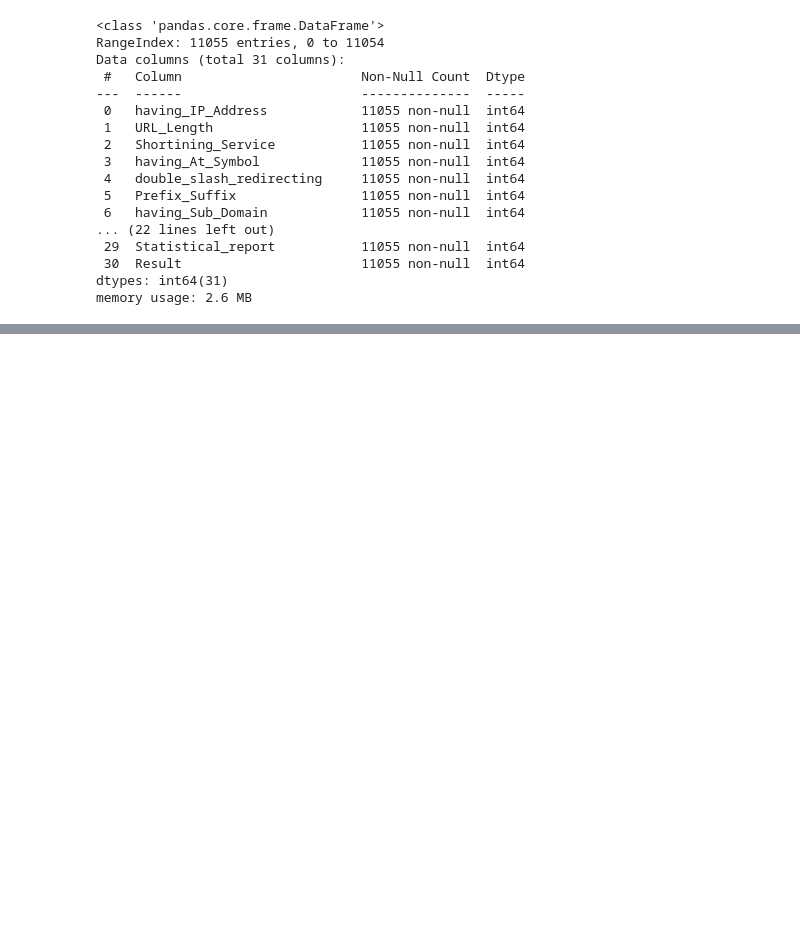
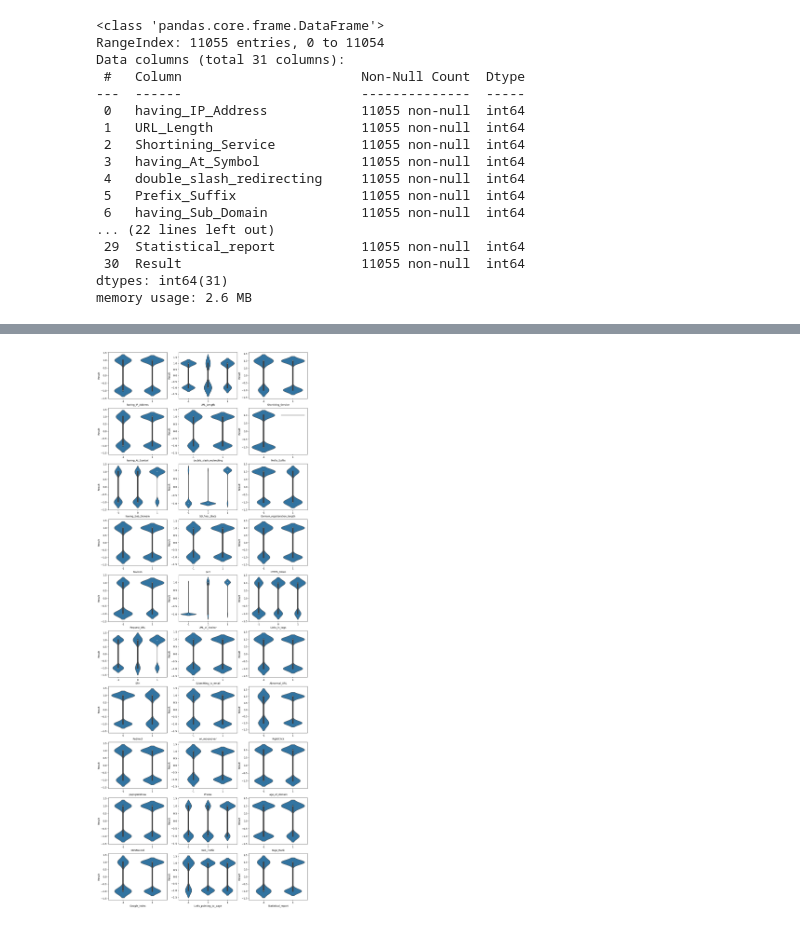
Before and after one commit to srinivasaguru1/Network_security_project, a Jupyter notebook: Notebook/EDA.ipynb, the cells around one changed output, grey strips where cells are left out. Cells and saved outputs as stored; diff of their text form; code cells hidden in the pictures; blank space fills up the shorter version.

```diff
--- a/Notebook/EDA.ipynb
+++ b/Notebook/EDA.ipynb
@@ -43,0 +150,12 @@ memory usage: 2.6 MB
+# %%
+plot.figure(figsize=(15,50), facecolor='white')
+plotnumber =1
+
+for column in data.drop(['Result'],axis=1):
+    ax = plot.subplot(12,3,plotnumber)
+    sns.violinplot(data= data,x=data[column],y =data["Result"] )
+    plot.xlabel(column,fontsize=10)
+    plotnumber+=1
+plot.show()
+# %% [output]
+[figure, added]
```
Also changed, not shown: parts of 24 cells of this notebook, 5 other files.
